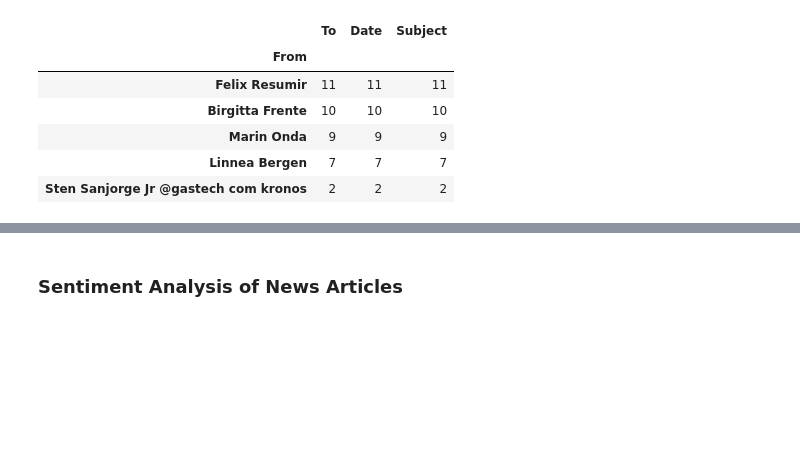
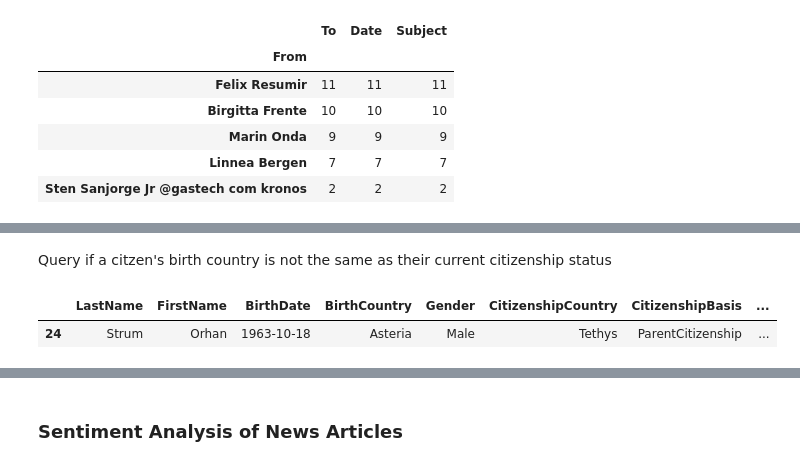
Before and after one commit to hypothetical-lemon/COMP4449-capstone, a Jupyter notebook: final/KronosKidnapping/heather_lemon_final_kidnappingreport.ipynb, the cells around one changed output, grey strips where cells are left out. Drawn from its saved outputs; the diff is of its cells as text; code cells hidden in the pictures; blank space fills up the shorter version.

```diff
--- a/final/KronosKidnapping/heather_lemon_final_kidnappingreport.ipynb
+++ b/final/KronosKidnapping/heather_lemon_final_kidnappingreport.ipynb
@@ -503,0 +516,9 @@ groupby_name.count().sort_values(by='To', ascending=False).tail()
+# %% [markdown]
+Query if a citzen's birth country is not the same as their current citizenship status
+# %%
+citizen_transfer = employee_records_df.copy()
+citizen_transfer = citizen_transfer.query(expr="BirthCountry != CitizenshipCountry")
+citizen_transfer.head()
+# %% [output]
+|  | LastName | FirstName | BirthDate | BirthCountry | Gender | CitizenshipCountry | CitizenshipBasis | ... |
+| 24 | Strum | Orhan | 1963-10-18 | Asteria | Male | Tethys | ParentCitizenship | ... |
```
Also changed, not shown: parts of 8 cells of this notebook.
